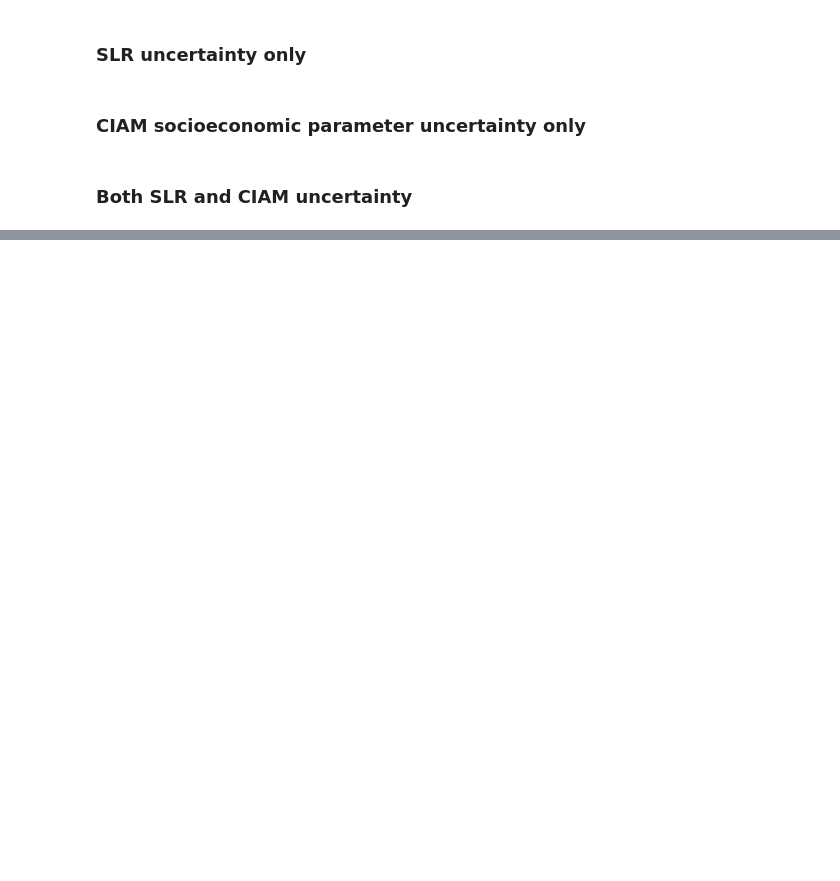
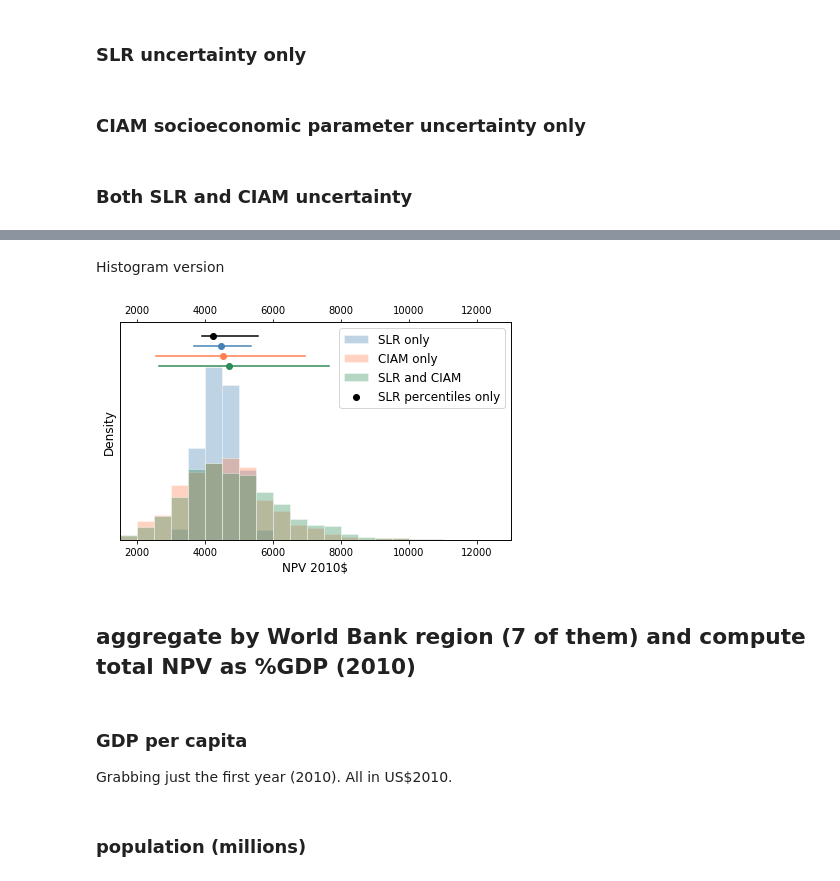
Before and after one commit to raddleverse/CIAM_uncertainty_propagation, a Jupyter notebook: plotsAndAnalysis_uncertaintyPropagation.ipynb, the cells around one changed output, grey strips where cells are left out. Cells and saved outputs as stored; diff of their text form; code cells hidden in the pictures; blank space fills up the shorter version.

```diff
--- a/plotsAndAnalysis_uncertaintyPropagation.ipynb
+++ b/plotsAndAnalysis_uncertaintyPropagation.ipynb
@@ -100,2 +23,6 @@ print("{:0.1f} {:0.1f} {:0.1f}".format(float(df0_05["npv"]), float(df0_50["npv"]
+# %%
+df05 = df05.join(df05r)
+df50 = df50.join(df50r)
+df95 = df95.join(df95r)
 # %% [markdown]
 ### SLR uncertainty only
@@ -105,0 +77,29 @@ print("{:0.1f} {:0.1f} {:0.1f}".format(float(df0_05["npv"]), float(df0_50["npv"]
+# %% [markdown]
+Histogram version
+# %%
+fig, ax = plt.subplots(1,1,figsize=(7,4))
+plt.hist(dfS.npv, edgecolor="white", color="steelblue", alpha=0.35, bins=range(1500,12000,500), density=True, label="SLR only")
+plt.hist(dfC.npv, edgecolor="white", color="coral", alpha=0.35, bins=range(1500,12000,500), density=True, label="CIAM only")
+plt.hist(dfSC.npv, edgecolor="white", color="seagreen", alpha=0.35, bins=range(1500,12000,500), density=True, label="SLR and CIAM")
+y0 = 0.0008
+plt.plot([df05.npv, df95.npv], [y0, y0], color="black"); plt.scatter(df50.npv, y0, color="black", label="SLR percentiles only")
+y0 = 0.00076
+plt.plot([dfS.npv.quantile(0.05), dfS.npv.quantile(0.95)], [y0, y0], color="steelblue"); plt.scatter(dfS.npv.median(), y0, color="steelblue")
+y0 = 0.00072
+plt.plot([dfC.npv.quantile(0.05), dfC.npv.quantile(0.95)], [y0, y0], color="coral"); plt.scatter(dfC.npv.median(), y0, color="coral")
+y0 = 0.00068
+plt.plot([dfSC.npv.quantile(0.05), dfSC.npv.quantile(0.95)], [y0, y0], color="seagreen"); plt.scatter(dfSC.npv.median(), y0, color="seagreen")
+plt.xlabel("NPV 2010$", fontsize=12); plt.ylabel("Density", fontsize=12); plt.yticks([])
+plt.xlim([1500,13000])
+plt.legend(fontsize=12)
+ax1 = plt.gca()
+ax2 = ax1.twiny()
+ax2.set_xlim(ax1.get_xlim());
+# %% [output]
+[figure, added]
+# %% [markdown]
+## aggregate by World Bank region (7 of them) and compute total NPV as %GDP (2010)
+# %% [markdown]
+### GDP per capita
+
+Grabbing just the first year (2010). All in US$2010.
@@ -105,0 +111,2 @@ print("{:0.1f} {:0.1f} {:0.1f}".format(float(df0_05["npv"]), float(df0_50["npv"]
+# %% [markdown]
+### population (millions)
```
Also changed, not shown: parts of 32 cells of this notebook, 2 other files.
